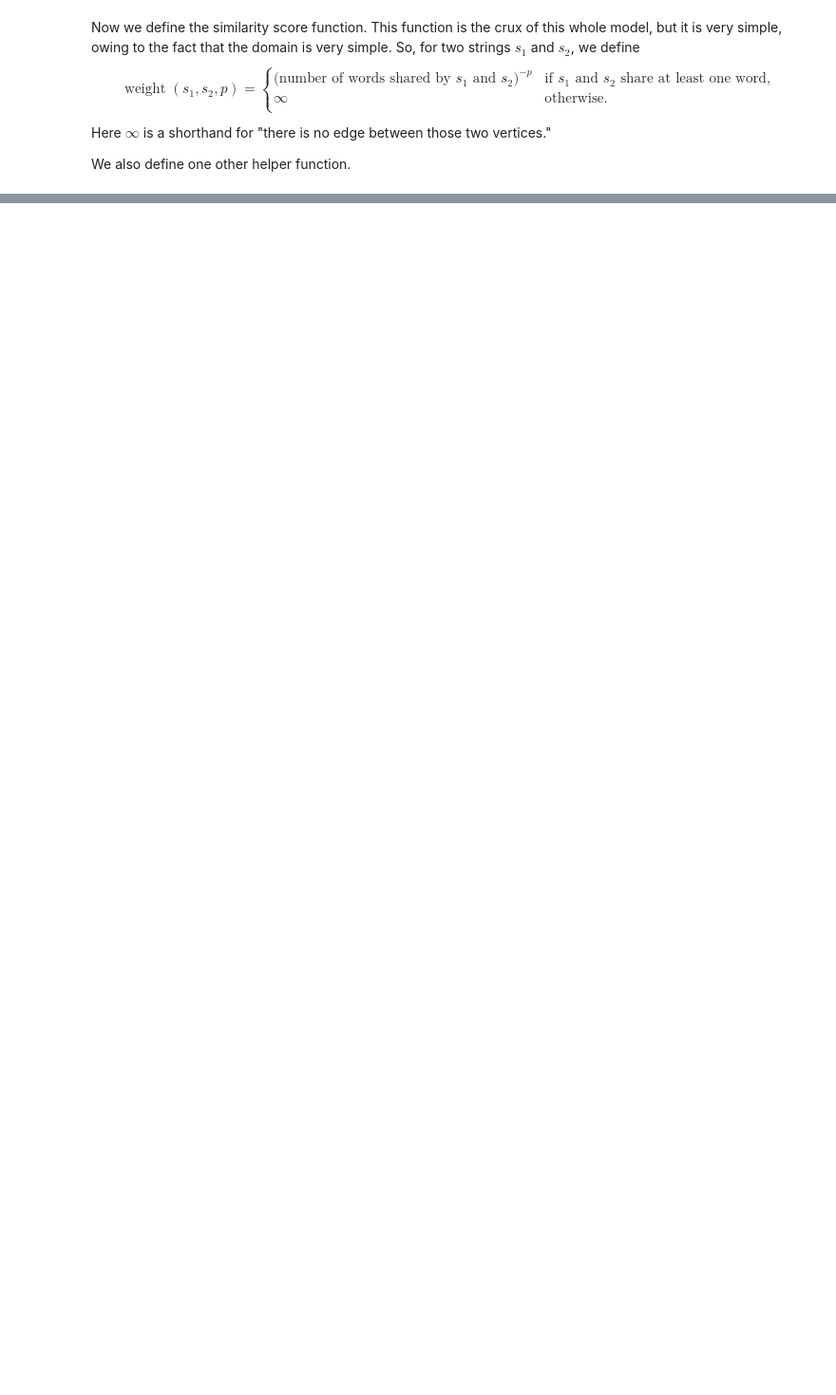
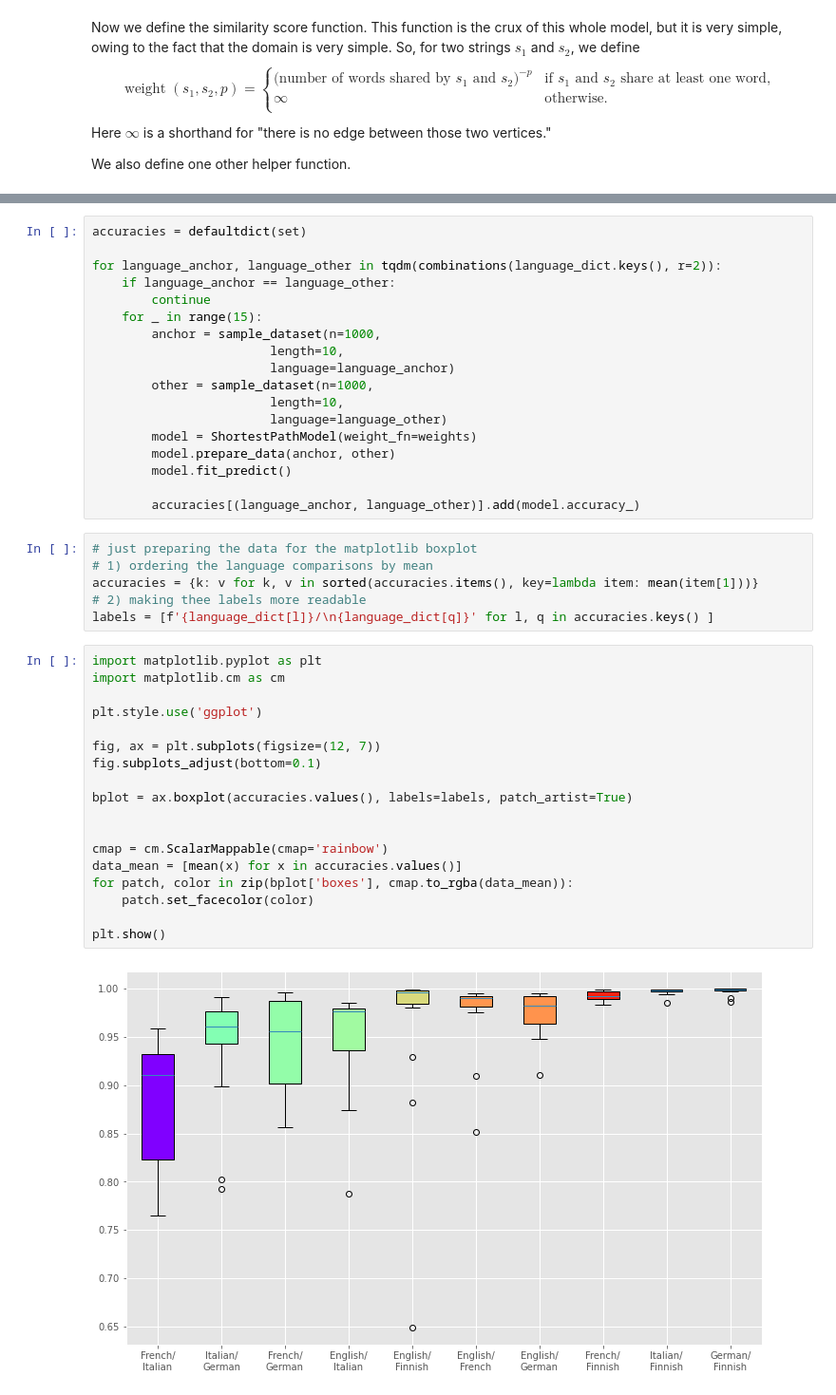
Before and after one commit to rovle/shortest-path-classification, a Jupyter notebook: example/exploration.ipynb, the cells around one changed output, grey strips where cells are left out. Shown: that part at 95% size. Saved outputs shown, nothing was run; the diff lists cells and outputs as text; blank space fills up the shorter version.

Commit message:
continue writing the languages notebook

```diff
--- a/example/exploration.ipynb
+++ b/example/exploration.ipynb
@@ -111,0 +89,44 @@ minimum accuracy is 84.0960240060015% and maximum accuracy is 99.4498624656164%
+# %%
+accuracies = defaultdict(set)
+
+for language_anchor, language_other in tqdm(combinations(language_dict.keys(), r=2)):
+    if language_anchor == language_other:
+        continue
+    for _ in range(15):
+        anchor = sample_dataset(n=1000,
+                        length=10,
+                        language=language_anchor)
+        other = sample_dataset(n=1000,
+                        length=10,
+                        language=language_other)
+        model = ShortestPathModel(weight_fn=weights)
+        model.prepare_data(anchor, other)
+        model.fit_predict()
+
+        accuracies[(language_anchor, language_other)].add(model.accuracy_)
+# %%
+# just preparing the data for the matplotlib boxplot
+# 1) ordering the language comparisons by mean
+accuracies = {k: v for k, v in sorted(accuracies.items(), key=lambda item: mean(item[1]))}
+# 2) making thee labels more readable
+labels = [f'{language_dict[l]}/\n{language_dict[q]}' for l, q in accuracies.keys() ]
+# %%
+import matplotlib.pyplot as plt
+import matplotlib.cm as cm
+
+plt.style.use('ggplot')
+
+fig, ax = plt.subplots(figsize=(12, 7))
+fig.subplots_adjust(bottom=0.1)
+
+bplot = ax.boxplot(accuracies.values(), labels=labels, patch_artist=True)
+
+
+cmap = cm.ScalarMappable(cmap='rainbow')
+data_mean = [mean(x) for x in accuracies.values()]
+for patch, color in zip(bplot['boxes'], cmap.to_rgba(data_mean)):
+    patch.set_facecolor(color)
+
+plt.show()
+# %% [output]
+[figure, added]
```
Also changed, not shown: parts of 20 cells of this notebook, 1 other file.
